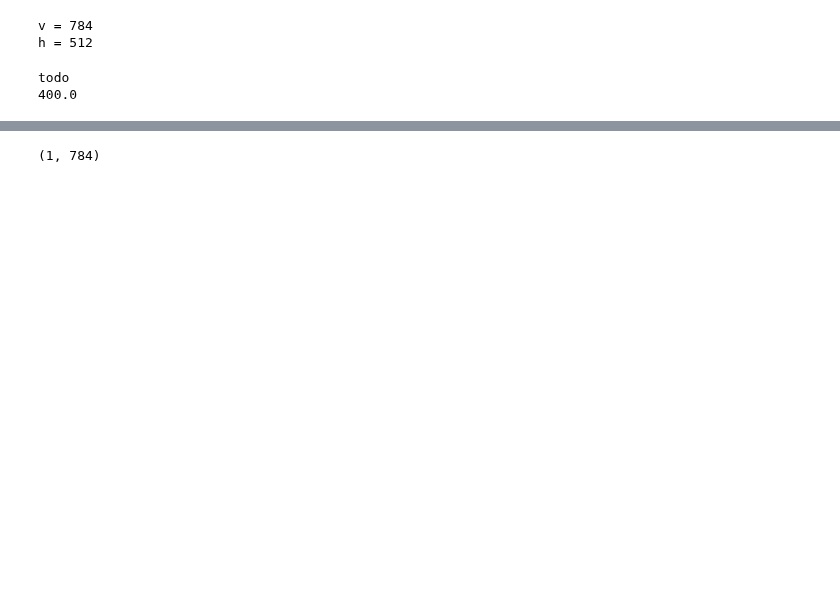
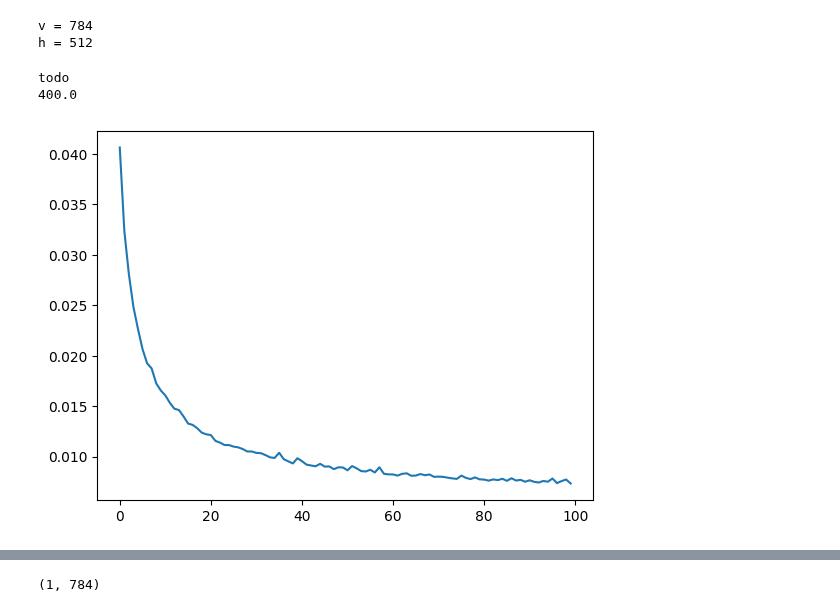
Before and after one commit to lavo2/ISPR-Midterms, a Jupyter notebook: 2/midterm2.ipynb, the cells around one changed output, grey strips where cells are left out. Saved outputs shown, nothing was run; the diff lists cells and outputs as text; code cells hidden in the pictures; blank space fills up the shorter version.

```diff
--- a/2/midterm2.ipynb
+++ b/2/midterm2.ipynb
@@ -199,3 +217,9 @@ net.fit_batch(x_train_flattened_batch[:4000], epochs=100, lr=0.01, batch_size=10
 # %% [output]
 todo
 400.0
+# %%
+# plot the losses
+plt.plot(losses)
+plt.show()
+# %% [output]
+[figure, added]
```
Also changed, not shown: parts of 15 cells of this notebook.
